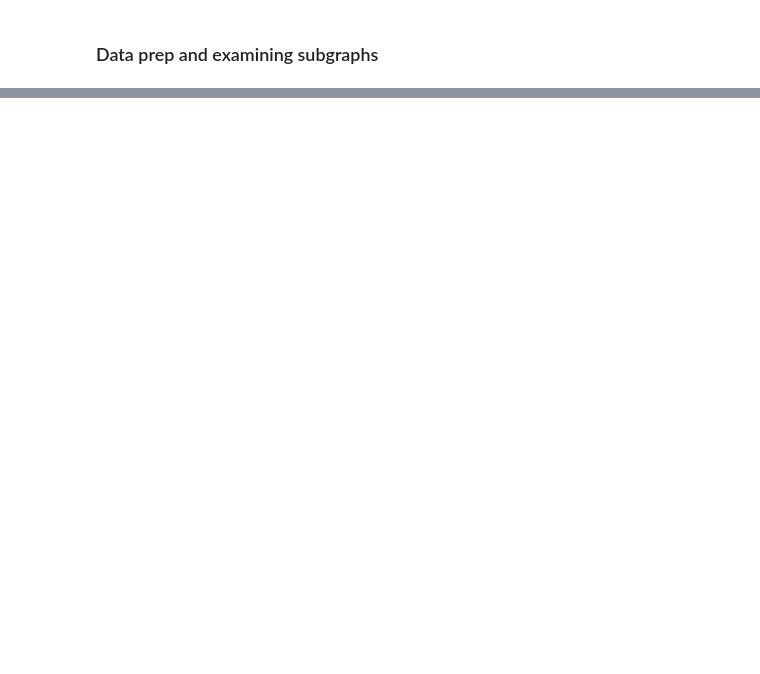
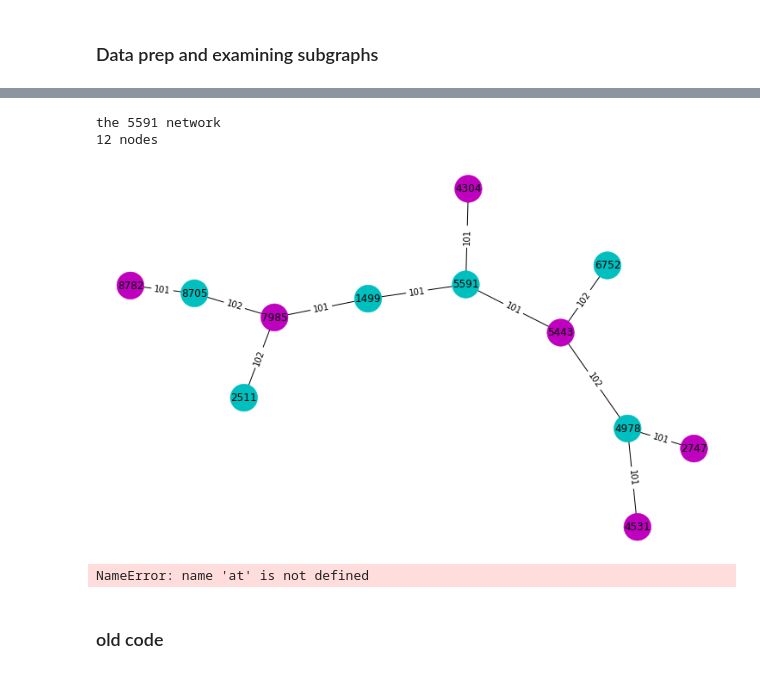
Before and after one commit to w-schw/CU-member-networks, a Jupyter notebook: Member network development.ipynb, the cells around one changed output, grey strips where cells are left out. Saved outputs shown, nothing was run; the diff lists cells and outputs as text; code cells hidden in the pictures; blank space fills up the shorter version.

```diff
--- a/Member network development.ipynb
+++ b/Member network development.ipynb
@@ -242,6 +74,6 @@ nx.draw(g)
 # %% [markdown]
 ### Basic stats
 # %%
-G = nx.from_pandas_edgelist(d, edge_attr = True)
+#G = nx.from_pandas_edgelist(d, edge_attr = True)
 print(nx.info(G))
 print('connected components: ' +str(nx.number_connected_components(G)))
@@ -304,7 +158,7 @@ list(multi[0].nodes)
 # %%
 # set colors
-source_nodes = list(d['source'])#set([edge[0] for edge in d])
-target_nodes = list(d['target'])
+member_nodes = list(edges['source'])
+individual_nodes = list(edges['target'])
 for n in G.nodes():
-    G.nodes[n]['color'] = 'b' if n in source_nodes else 'o'
+    G.nodes[n]['color'] = 'b' if n in member_nodes else 'o'
 colors = [node[1]['color'] for node in G.nodes(data=True)]
@@ -320,3 +165,55 @@ def get_network_members(degree_dictionary):
 # %%
 t = nx.get_edge_attributes(G, 'open_loan_bal')
 t
+# %%
+def generate_color_map(graph_object, individual_df):
+    individual_nodes = list(ind['individual_id'])
+
+    for n in graph_object.nodes:
+        graph_object.nodes[n]['color'] = 'c' if n in individual_nodes else 'm'
+
+    colors = [node[1]['color'] for node in graph_object.nodes(data = True)]
+    return(colors)
+# %%
+#specify subgraph
+graph = multi[0]
+
+colors = generate_color_map(graph,ind )
+
+#find center of graph and use it to determine name
+center = nx.center(graph)
+title = f'the {str(center[0])} network'
+
+#determine number of degrees and nodes
+degrees = nx.degree(graph)
+node_count = len(nx.nodes(graph))
+
+#layout for display
+pos = nx.spring_layout(graph)
+
+#function to separate membership from individuals for display
+#names,member_nbrs = get_network_members(degrees)
+
+#function to join attributes back on subgraph node
+#at = get_member_nbr_attributes(attributes,member_nbrs )
+
+#draw function
+nx.draw(graph, pos=pos, node_color=colors, node_size=1000)
+
+#add labels
+nx.draw_networkx_labels(graph, pos=pos )
+edge_labels = nx.get_edge_attributes(graph, 'participation_type')
+nx.draw_networkx_edge_labels(graph, pos, edge_labels)
+
+#Output
+print(title)
+print(f'{node_count} nodes')
+plt.show()
+#print(pd.DataFrame.from_dict(nx.degree(graph)))
+#print(names)
+print(at)
+# %% [output]
+the 5591 network
+12 nodes
+[figure, added]
+NameError: name 'at' is not defined
@@ -323,3 +270,5 @@ t
+# %% [markdown]
+### old code
 # %%
 def get_member_nbr_attributes(attribute_dataframe, node_dataframe):
     attributes = pd.merge(node_dataframe, attribute_dataframe, on = 'member_nbr')
```
Also changed, not shown: parts of 27 cells of this notebook.
